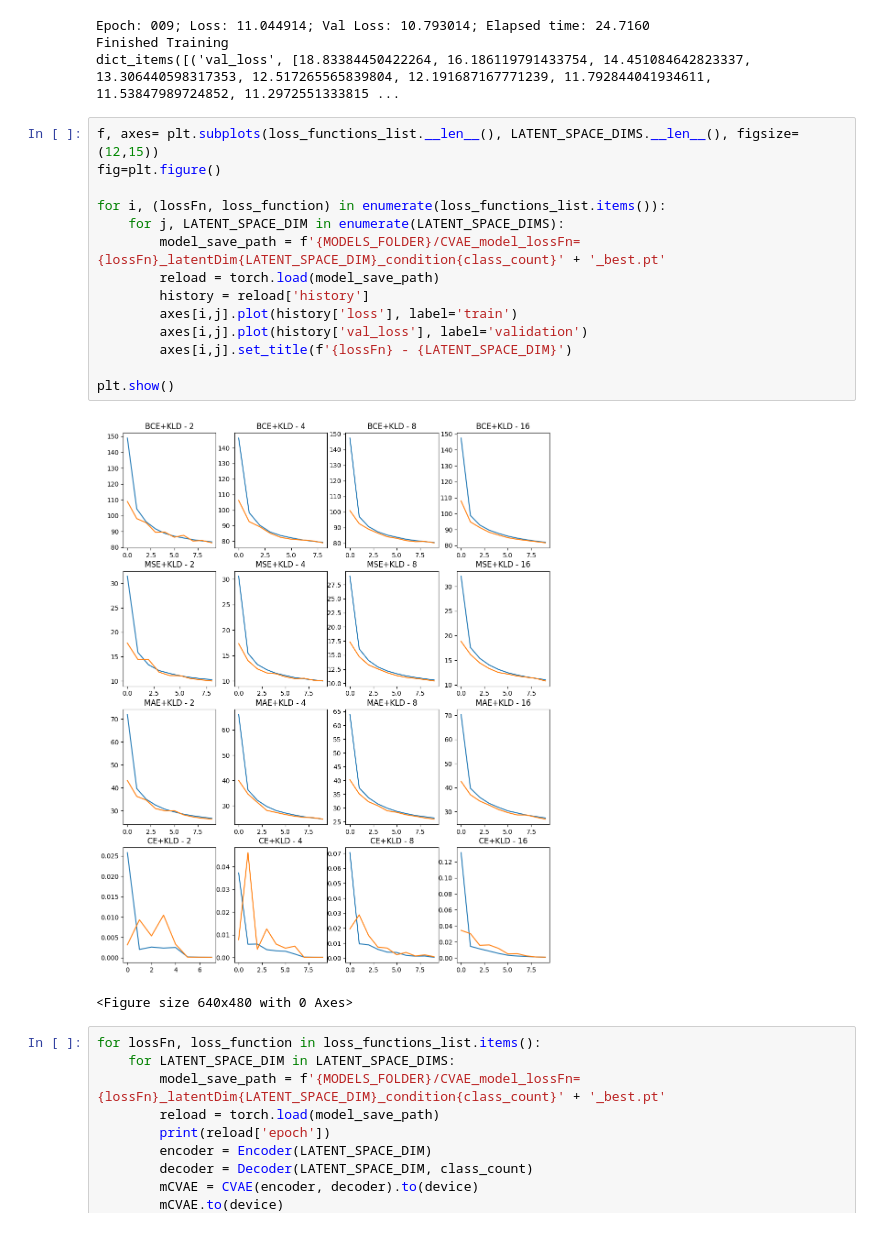
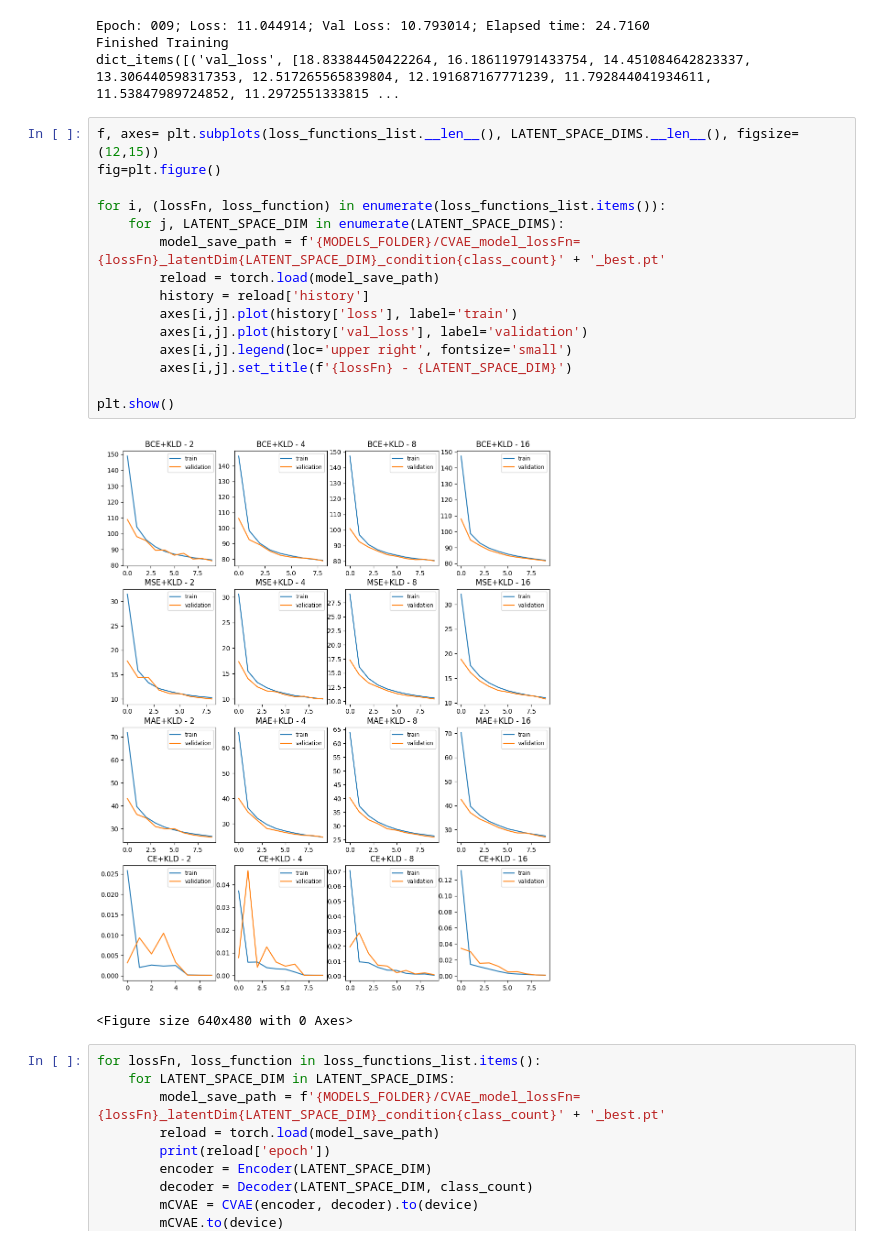
Before and after one commit to EduardoPer/VC_INDIVIDUAL, a Jupyter notebook: vc_individual_pg53797.ipynb, the cells around one changed output. Saved outputs shown, nothing was run; the diff lists cells and outputs as text.

```diff
--- a/vc_individual_pg53797.ipynb
+++ b/vc_individual_pg53797.ipynb
@@ -485,19 +485,20 @@ dict_items([('val_loss', [18.83384450422264, 16.186119791433754, 14.451084642823
 # %%
 f, axes= plt.subplots(loss_functions_list.__len__(), LATENT_SPACE_DIMS.__len__(), figsize=(12,15))
 fig=plt.figure()
 
 for i, (lossFn, loss_function) in enumerate(loss_functions_list.items()):
     for j, LATENT_SPACE_DIM in enumerate(LATENT_SPACE_DIMS):
         model_save_path = f'{MODELS_FOLDER}/CVAE_model_lossFn={lossFn}_latentDim{LATENT_SPACE_DIM}_condition{class_count}' + '_best.pt'
         reload = torch.load(model_save_path)
         history = reload['history']
         axes[i,j].plot(history['loss'], label='train')
         axes[i,j].plot(history['val_loss'], label='validation')
+        axes[i,j].legend(loc='upper right', fontsize='small')
         axes[i,j].set_title(f'{lossFn} - {LATENT_SPACE_DIM}')
 
 plt.show()
 # %% [output]
-[figure, old version]
+[figure, new version]
 <Figure size 640x480 with 0 Axes>
 # %%
 for lossFn, loss_function in loss_functions_list.items():
```
Also changed, not shown: parts of 2 cells of this notebook.
